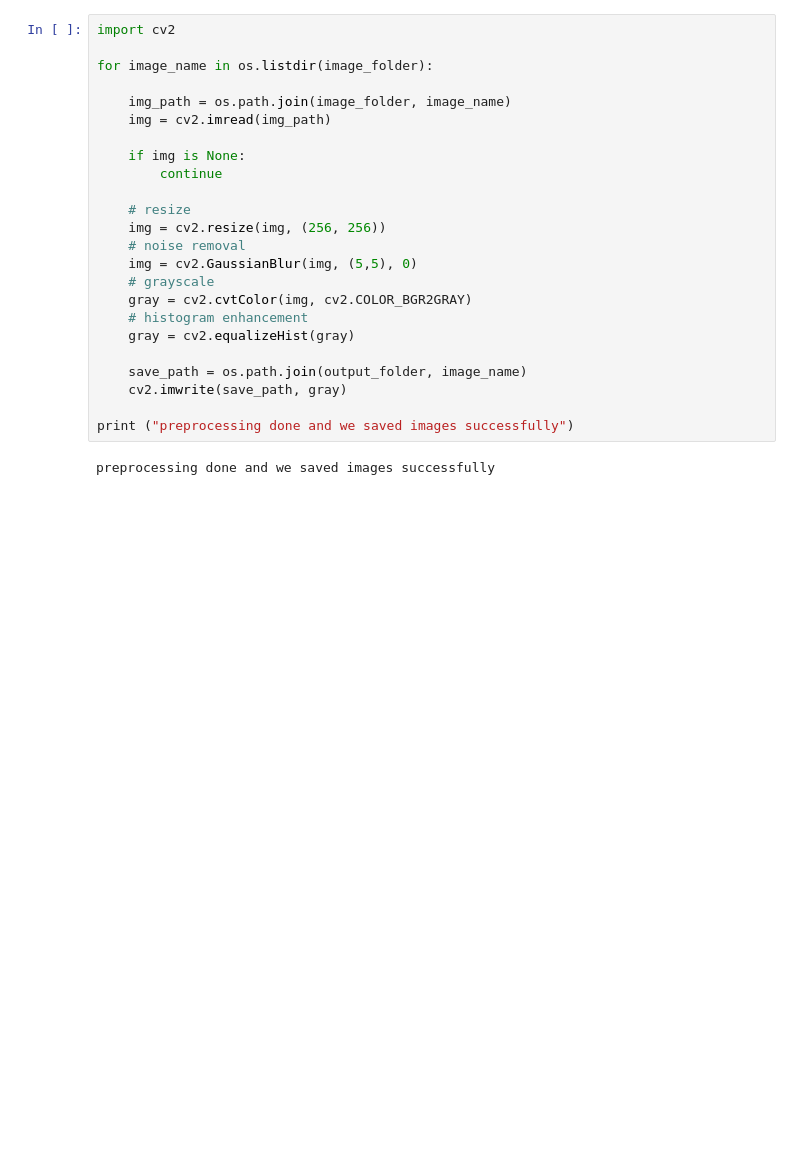
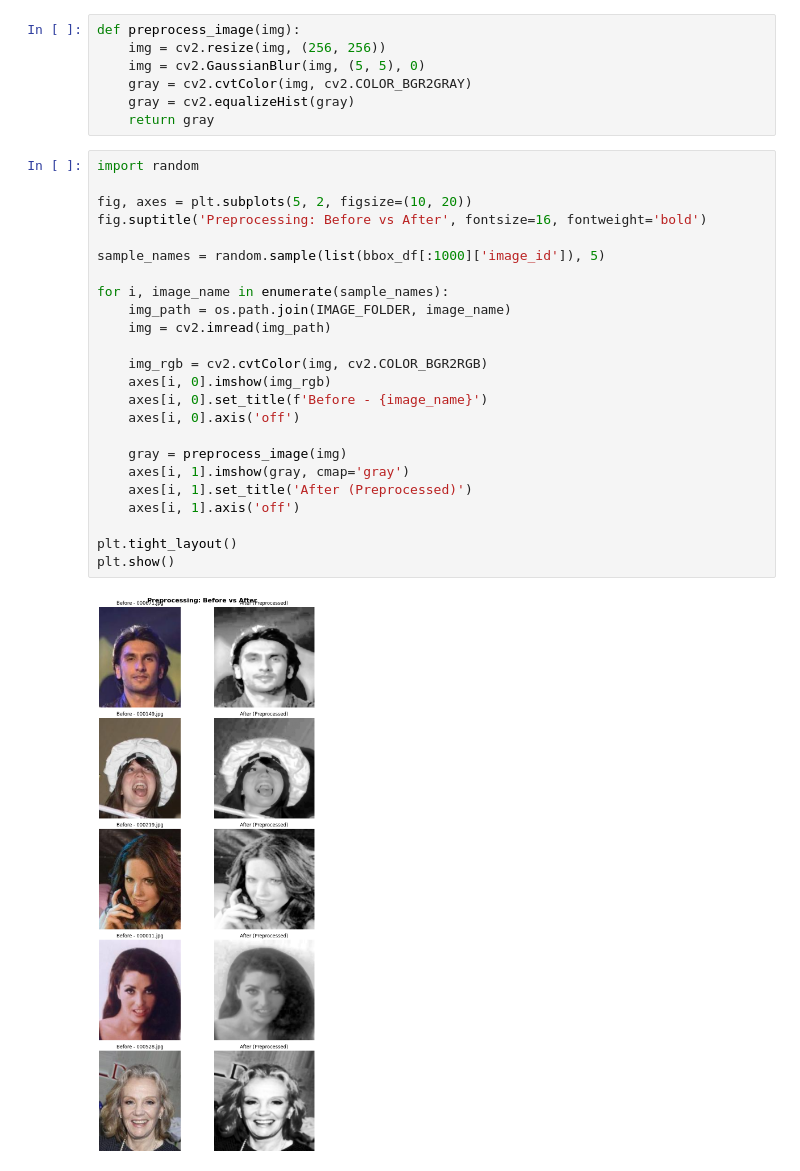
Before and after one commit to merehan123/face-blurring-privacy, a Jupyter notebook: Face Blurring for Privacy Protection.ipynb, the cells around one changed output. Drawn from its saved outputs; the diff is of its cells as text; blank space fills up the shorter version.

```diff
--- a/Face Blurring for Privacy Protection.ipynb
+++ b/Face Blurring for Privacy Protection.ipynb
@@ -37,26 +47,33 @@ os.makedirs(output_folder, exist_ok=True)
 # %%
-import cv2
-
-for image_name in os.listdir(image_folder):
-
-    img_path = os.path.join(image_folder, image_name)
-    img = cv2.imread(img_path)
-
-    if img is None:
-        continue
-
-    # resize
+def preprocess_image(img):
     img = cv2.resize(img, (256, 256))
-    # noise removal
-    img = cv2.GaussianBlur(img, (5,5), 0)
-    # grayscale
+    img = cv2.GaussianBlur(img, (5, 5), 0)
     gray = cv2.cvtColor(img, cv2.COLOR_BGR2GRAY)
-    # histogram enhancement
     gray = cv2.equalizeHist(gray)
-
-    save_path = os.path.join(output_folder, image_name)
-    cv2.imwrite(save_path, gray)
-
-print ("preprocessing done and we saved images successfully")
+    return gray
-# %% [output]
-preprocessing done and we saved images successfully
+# %%
+import random
+
+fig, axes = plt.subplots(5, 2, figsize=(10, 20))
+fig.suptitle('Preprocessing: Before vs After', fontsize=16, fontweight='bold')
+
+sample_names = random.sample(list(bbox_df[:1000]['image_id']), 5)
+
+for i, image_name in enumerate(sample_names):
+    img_path = os.path.join(IMAGE_FOLDER, image_name)
+    img = cv2.imread(img_path)
+
+    img_rgb = cv2.cvtColor(img, cv2.COLOR_BGR2RGB)
+    axes[i, 0].imshow(img_rgb)
+    axes[i, 0].set_title(f'Before - {image_name}')
+    axes[i, 0].axis('off')
+
+    gray = preprocess_image(img)
+    axes[i, 1].imshow(gray, cmap='gray')
+    axes[i, 1].set_title('After (Preprocessed)')
+    axes[i, 1].axis('off')
+
+plt.tight_layout()
+plt.show()
+# %% [output]
+[figure, added]
```
Also changed, not shown: parts of 4 cells of this notebook.
